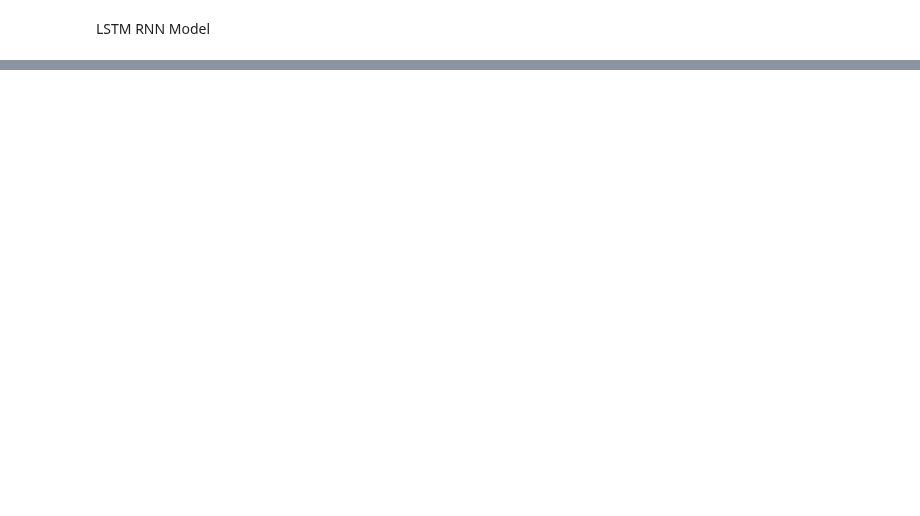
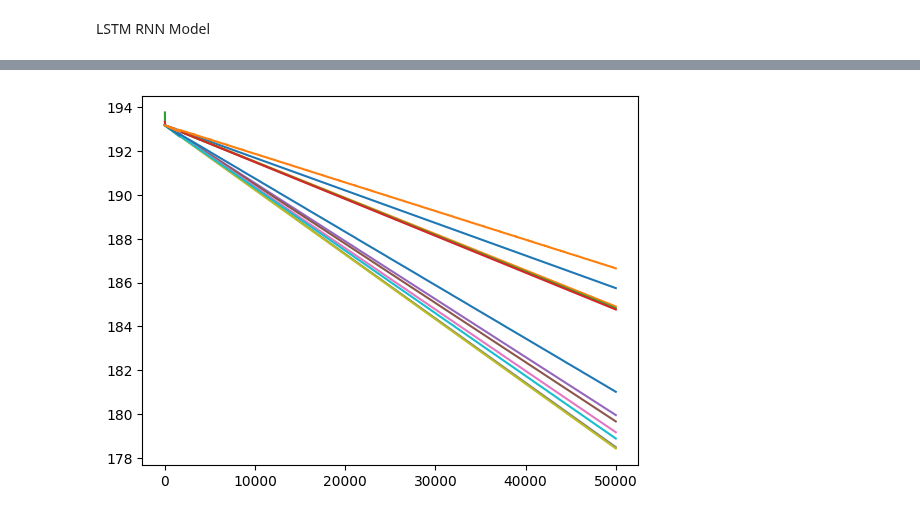
Before and after one commit to lieric90/Store-Sales, a Jupyter notebook: Store Sales Predictions/store_sale_predictions.ipynb, the cells around one changed output, grey strips where cells are left out. Drawn from its saved outputs; the diff is of its cells as text; code cells hidden in the pictures; blank space fills up the shorter version.

```diff
--- a/Store Sales Predictions/store_sale_predictions.ipynb
+++ b/Store Sales Predictions/store_sale_predictions.ipynb
@@ -454,0 +488,6 @@ model.fit(x_train_reshaped, y_train_reshaped, epochs=50, batch_size=16, validati
+# %%
+predictions = model.predict(x_train)
+predictions_2d = predictions.reshape(predictions.shape[0], -1)
+plt.plot(predictions_2d)
+plt.show()
+# %% [output]
@@ -454,0 +495 @@ model.fit(x_train_reshaped, y_train_reshaped, epochs=50, batch_size=16, validati
+[figure, added]
```
Also changed, not shown: parts of 9 cells of this notebook.
